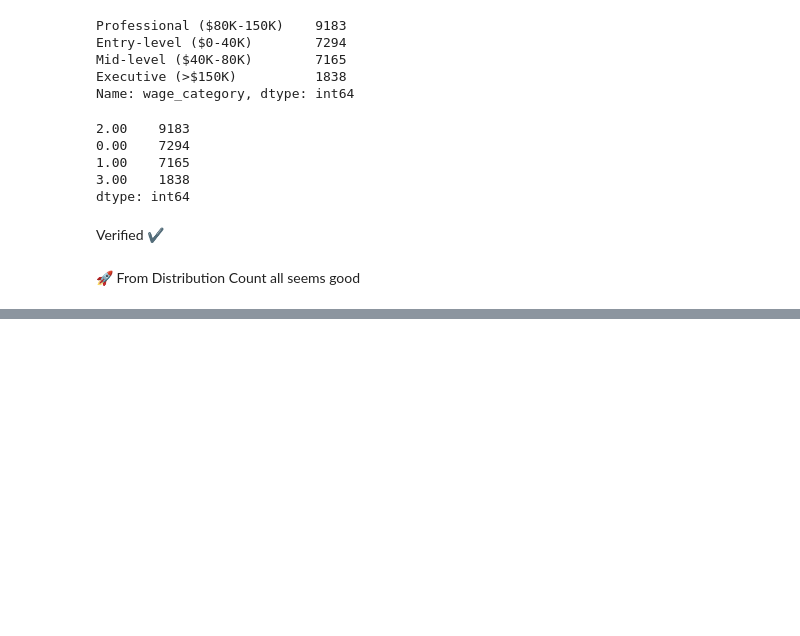
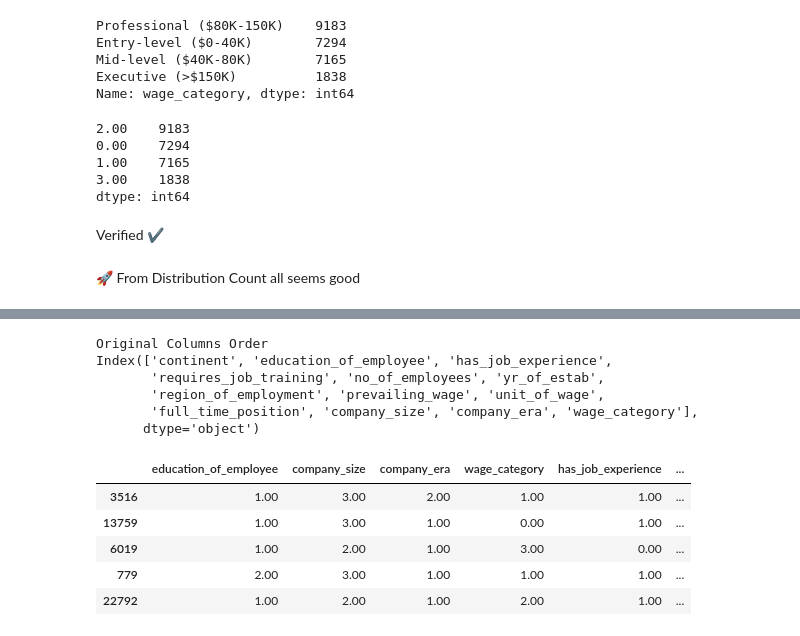
Before and after one commit to nszenoti/PYPG, a Jupyter notebook: projects/easyvisa/notebook.ipynb, the cells around one changed output, grey strips where cells are left out. Cells and saved outputs as stored; diff of their text form; code cells hidden in the pictures; blank space fills up the shorter version.

```diff
--- a/projects/easyvisa/notebook.ipynb
+++ b/projects/easyvisa/notebook.ipynb
@@ -2661,0 +2792,13 @@ ohe_cols = [
+# %%
+# Separate features and target
+X = df.drop('case_status', axis=1)
+y = df['case_status']
+
+# The stratify=y parameter ensures that the class distribution
+# in the train and test sets matches the original distribution,
+# which is important for imbalanced datasets.
+
+# Create train-test split (80-20)
+X_train, X_test, y_train, y_test = train_test_split(
+    X, y, test_size=0.2, random_state=42, stratify=y
+)
@@ -2661,0 +2862,4 @@ ohe_cols = [
+# %%
+# Helper function to remove transformer prefix from pipeline's transformed column name
+def remove_transformer_prefix(name):
+    return name.split("__")[-1]  # Removes transformer prefix
@@ -2661,0 +2912,10 @@ ohe_cols = [
+# %%
+# Create the column transformer
+preprocessor = ColumnTransformer(
+    transformers=[
+        ('ordinal', OrdinalEncoder(categories=ordinal_cols_cats), ordinal_cols),
+        ('binary', OrdinalEncoder(categories=binary_cols_cats), binary_cols),
+        ('onehot', OneHotEncoder(drop='first', sparse_output=False), ohe_cols)
+    ],
+    remainder='passthrough'  # Keeps numeric columns ['no_of_employees', 'yr_of_estab', 'prevailing_wage']
+)
@@ -2661,0 +2961,9 @@ ohe_cols = [
+# %%
+# Fit preprocessor on training data to get feature names
+# This is only for feature interpretation purposes, not for actual transformation
+preprocessor.fit(X_train)
+
+# Get the transformed column names for later use in feature importance
+transformed_feature_names = preprocessor.get_feature_names_out()
+
+transformed_columns = [remove_transformer_prefix(name) for name in transformed_feature_names]
@@ -2661,0 +2981,24 @@ ohe_cols = [
+# %%
+print('Original Columns Order')
+print(X_train.columns)
+# %% [output]
+Original Columns Order
+Index(['continent', 'education_of_employee', 'has_job_experience',
+       'requires_job_training', 'no_of_employees', 'yr_of_estab',
+       'region_of_employment', 'prevailing_wage', 'unit_of_wage',
+       'full_time_position', 'company_size', 'company_era', 'wage_category'],
+      dtype='object')
+# %%
+X_train_transformed = preprocessor.fit_transform(X_train)
+# convert to dataframe with original index (output from preprocessor will be nd array (numeric) not dataframe so we loose Row-Index and Column-Order both in Pipelineing)
+X_train_transformed = pd.DataFrame(X_train_transformed,
+                                 columns=transformed_columns,
+                                 index=X_train.index)
+X_train_transformed.head()
+# %% [output]
+|  | education_of_employee | company_size | company_era | wage_category | has_job_experience | ... |
+| 3516 | 1.00 | 3.00 | 2.00 | 1.00 | 1.00 | ... |
+| 13759 | 1.00 | 3.00 | 1.00 | 0.00 | 1.00 | ... |
+| 6019 | 1.00 | 2.00 | 1.00 | 3.00 | 0.00 | ... |
+| 779 | 2.00 | 3.00 | 1.00 | 1.00 | 1.00 | ... |
+| 22792 | 1.00 | 2.00 | 1.00 | 2.00 | 1.00 | ... |
```
Also changed, not shown: parts of 58 cells of this notebook, 14 other files.
